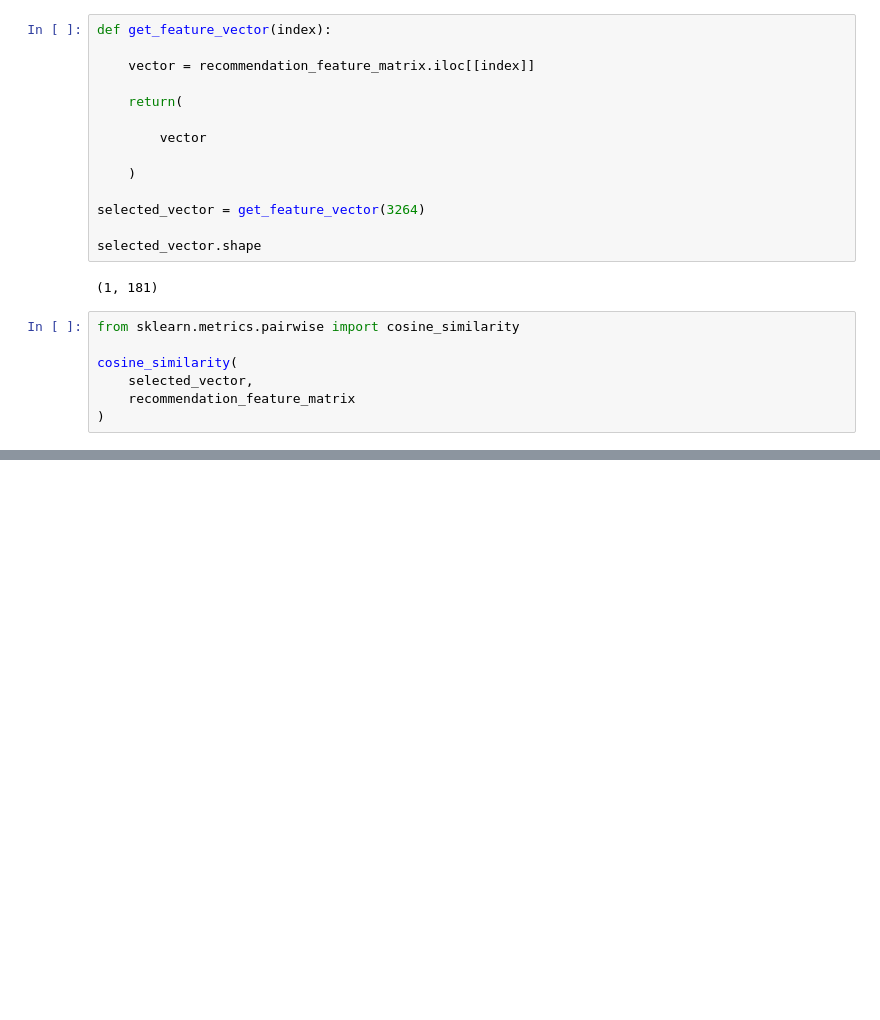
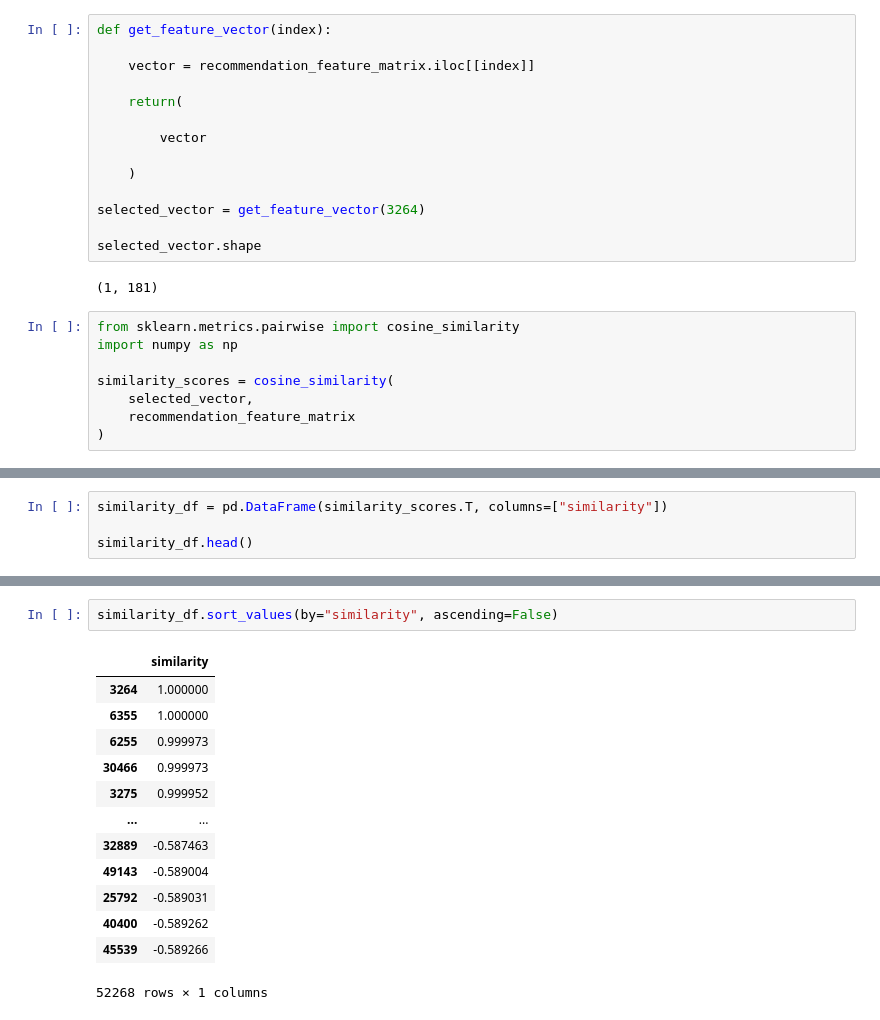
Before and after one commit to egaverilla-thestudent/Restaurant-Recommendation-System-Redux, a Jupyter notebook: notebooks/03_feature_engineering.ipynb, the cells around one changed output, grey strips where cells are left out. Drawn from its saved outputs; the diff is of its cells as text; blank space fills up the shorter version.

```diff
--- a/notebooks/03_feature_engineering.ipynb
+++ b/notebooks/03_feature_engineering.ipynb
@@ -482,8 +482,9 @@ selected_vector.shape
 (1, 181)
 # %%
 from sklearn.metrics.pairwise import cosine_similarity
+import numpy as np
 
-cosine_similarity(
+similarity_scores = cosine_similarity(
     selected_vector,
     recommendation_feature_matrix
 )
@@ -492,0 +491,4 @@ array([[-0.17937507,  0.91338245,  0.21723285, ..., -0.40412003,
+# %%
+similarity_df = pd.DataFrame(similarity_scores.T, columns=["similarity"])
+
+similarity_df.head()
@@ -492,0 +502,16 @@ array([[-0.17937507,  0.91338245,  0.21723285, ..., -0.40412003,
+# %%
+similarity_df.sort_values(by="similarity", ascending=False)
+# %% [output]
+|  | similarity |
+| 3264 | 1.000000 |
+| 6355 | 1.000000 |
+| 6255 | 0.999973 |
+| 30466 | 0.999973 |
+| 3275 | 0.999952 |
+| ... | ... |
+| 32889 | -0.587463 |
+| 49143 | -0.589004 |
+| 25792 | -0.589031 |
+| 40400 | -0.589262 |
+| 45539 | -0.589266 |
+52268 rows × 1 columns
```
Also changed, not shown: parts of 3 cells of this notebook, 1 other file.
